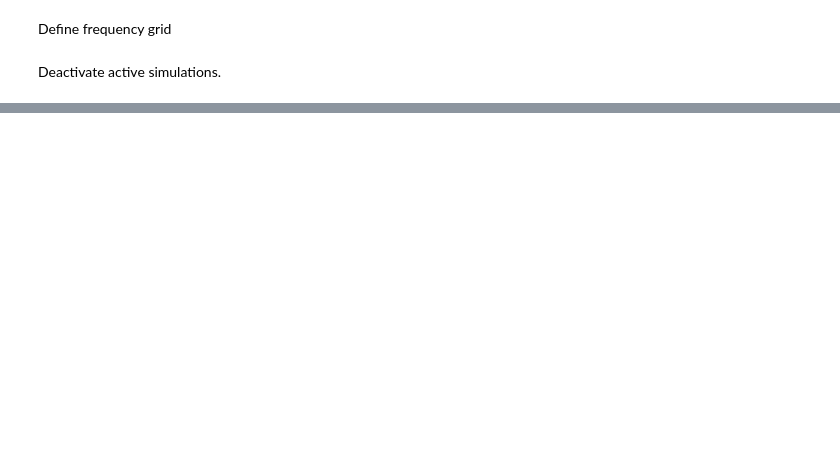
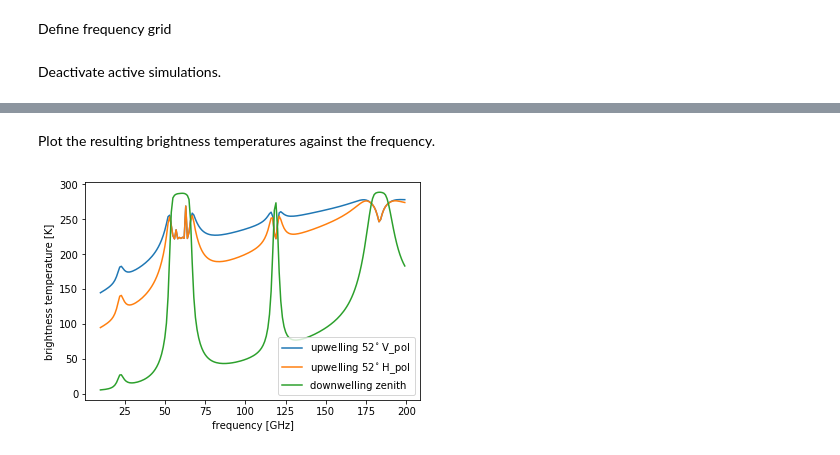
Before and after one commit to igmk/pamtra, a Jupyter notebook: examples/simple_passive.ipynb, the cells around one changed output, grey strips where cells are left out. Drawn from its saved outputs; the diff is of its cells as text; code cells hidden in the pictures; blank space fills up the shorter version.

```diff
--- a/examples/simple_passive.ipynb
+++ b/examples/simple_passive.ipynb
@@ -15,2 +13,0 @@ Define one single hydrometeor. This is required by PAMTRA to define the hydromet
-# %%
-pam.df.addHydrometeor(("ice", -99., -1, 917., 130., 3.0, 0.684, 2., 3, 1, "mono_cosmo_ice", -99., -99., -99., -99., -99., -99., "mie-sphere", "heymsfield10_particles",0.0))
@@ -20,0 +18,10 @@ Read profiles into PAMTRA object
+# %%
+descriptorFile = np.array([
+        #['hydro_name' 'as_ratio' 'liq_ice' 'rho_ms' 'a_ms' 'b_ms' 'alpha_as' 'beta_as' 'moment_in' 'nbin' 'dist_name' 'p_1' 'p_2' 'p_3' 'p_4' 'd_1' 'd_2' 'scat_name' 'vel_size_mod' 'canting']
+        ('cwc_q', -99.0,  1, -99.0,   -99.0, -99.0,  -99.0, -99.0, 3, 1, 'mono', -99.0, -99.0,   2.0,    1.0,   2.0e-6,   8.0e-5, 'disabled', 'khvorostyanov01_drops', -99.0),
+        ('iwc_q', 1.0, -1, 700.0, -99.0,  -99.0,  -99.0,   -99.0, 3, 1, 'mono', -99.0, -99.0, 1.564, 0.8547, 1.744e-5, 9.369e-3, 'disabled',   'heymsfield10_particles',  -99.0),
+        ('rwc_q', -99.0, 1, -99.0, -99.0, -99.0,  -99.0, -99.0, 3, 50, 'exp', 0.22, 2.2,   -99.0,    -99.0,  0.00012,   0.006, 'disabled', 'khvorostyanov01_drops',  -99.0),
+        ('swc_q', 1.0, -1, -99.0, 0.069, 2.0, 0.3971,  1.88, 3, 50, 'exp', 2.0e06, 0.,  -99.0, -99.0, 2.0e-04,  0.02, 'disabled',   'heymsfield10_particles', -99.0),
+        ('gwc_q', -99.,-1, -99.0, 169.6, 3.1, -99.0, -99.0, 3, 50, 'exp', -99.0, -99.0, 4.0e6, -99.0, 1.0e-10, 1.0e-2, 'disabled', 'khvorostyanov01_spheres', -99.0)],
+        dtype=[('hydro_name', 'S15'), ('as_ratio', '<f8'), ('liq_ice', '<i8'), ('rho_ms', '<f8'), ('a_ms', '<f8'), ('b_ms', '<f8'), ('alpha_as', '<f8'), ('beta_as', '<f8'), ('moment_in', '<i8'), ('nbin', '<i8'), ('dist_name', 'S15'), ('p_1', '<f8'), ('p_2', '<f8'), ('p_3', '<f8'), ('p_4', '<f8'), ('d_1', '<f8'), ('d_2', '<f8'), ('scat_name', 'S20'), ('vel_size_mod', 'S30'), ('canting', '<f8')]
+        )
@@ -20,0 +30,2 @@ Read profiles into PAMTRA object
+# %%
+for hyd in descriptorFile: pam.df.addHydrometeor(hyd)
@@ -52,8 +80,13 @@ pam.dimensions['tb']
+# %% [markdown]
+Plot the resulting brightness temperatures against the frequency.
 # %%
 plt.figure()
-plt.plot(freqs,pam.r["tb"][0,0,0,0,:,0],label='upwelling T$_\mathrm{B}$')
-plt.plot(freqs,pam.r["tb"][0,0,1,31,:,0],label='downwelling T$_\mathrm{B}$')
+plt.plot(freqs,pam.r["tb"][0,0,0,7,:,0],label='upwelling 52$^{\circ}$ V_pol')
+plt.plot(freqs,pam.r["tb"][0,0,0,7,:,1],label='upwelling 52$^{\circ}$ H_pol')
+plt.plot(freqs,pam.r["tb"][0,0,1,31,:].mean(axis=-1),label='downwelling zenith')
 plt.xlabel('frequency [GHz]')
 plt.ylabel('brightness temperature [K]')
 plt.legend(loc=4)
 plt.show()
+# %% [output]
+[figure, added]
```
Also changed, not shown: parts of 16 cells of this notebook, 2 other files.
